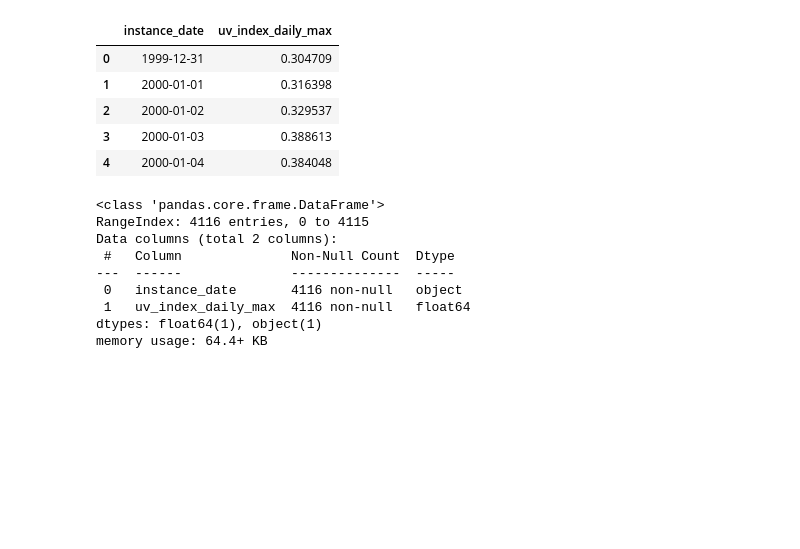
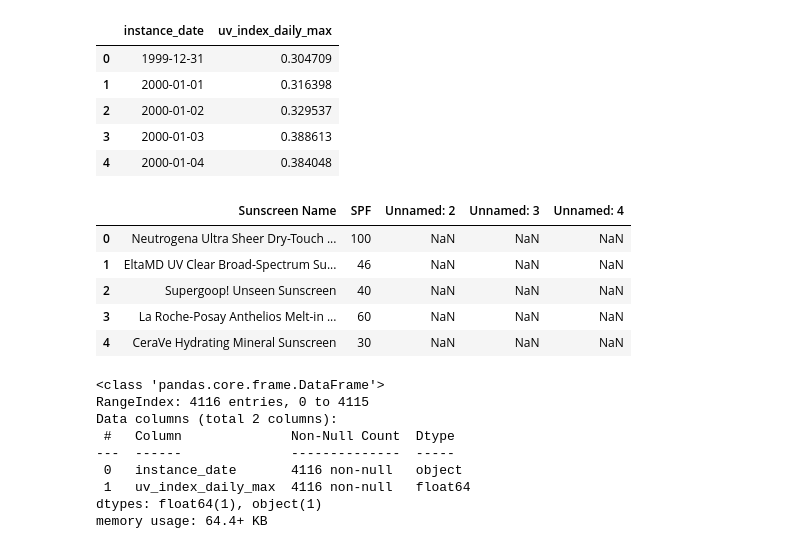
Before and after one commit to umiSirya/Weather_Prediction_capstone_project, a Jupyter notebook: LSTM_model.ipynb, the cells around one changed output. Saved outputs shown, nothing was run; the diff lists cells and outputs as text; code cells hidden in the pictures; blank space fills up the shorter version.

```diff
--- a/LSTM_model.ipynb
+++ b/LSTM_model.ipynb
@@ -53,6 +33,16 @@ df.head()
 | 2 | 2000-01-02 | 0.329537 |
 | 3 | 2000-01-03 | 0.388613 |
 | 4 | 2000-01-04 | 0.384048 |
+# %%
+sunscreen_df = pd.read_csv('/content/sunscreens.csv')
+sunscreen_df.head()
+# %% [output]
+|  | Sunscreen Name | SPF | Unnamed: 2 | Unnamed: 3 | Unnamed: 4 |
+| 0 | Neutrogena Ultra Sheer Dry-Touch ... | 100 | NaN | NaN | NaN |
+| 1 | EltaMD UV Clear Broad-Spectrum Su... | 46 | NaN | NaN | NaN |
+| 2 | Supergoop! Unseen Sunscreen | 40 | NaN | NaN | NaN |
+| 3 | La Roche-Posay Anthelios Melt-in ... | 60 | NaN | NaN | NaN |
+| 4 | CeraVe Hydrating Mineral Sunscreen | 30 | NaN | NaN | NaN |
 # %%
 df.info()
 # %% [output]
```
Also changed, not shown: parts of 12 cells of this notebook.
